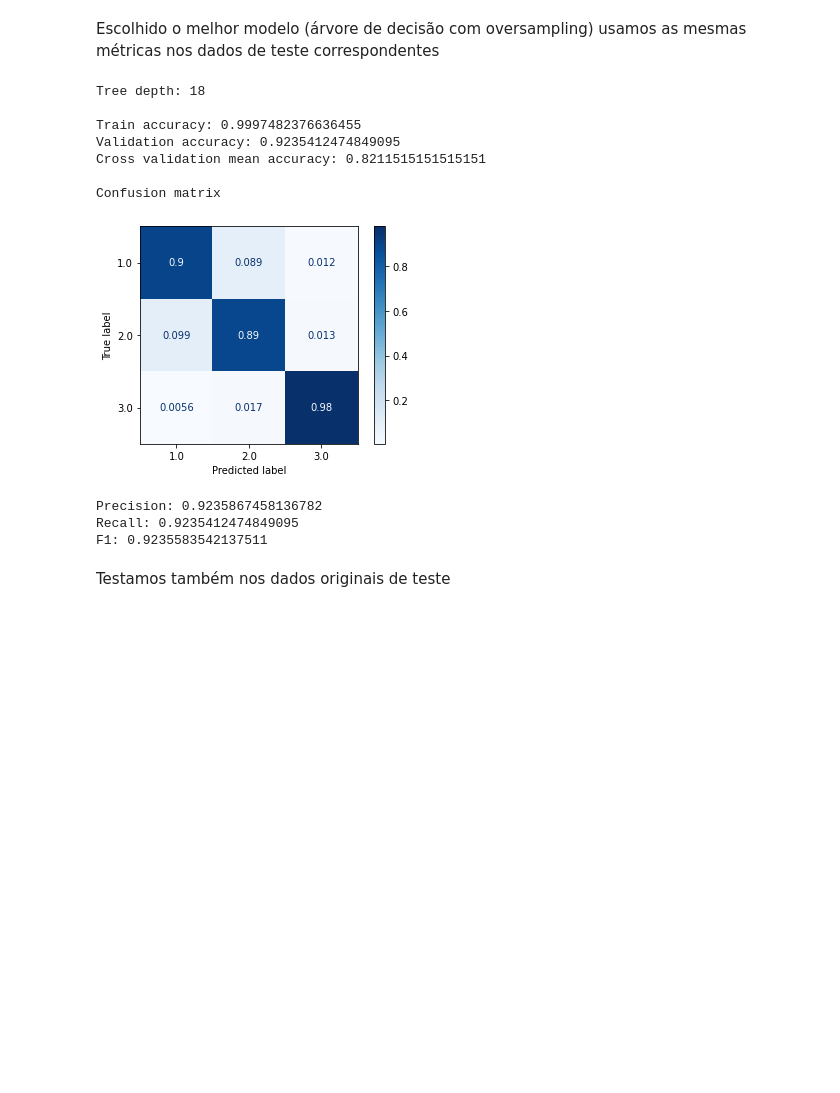
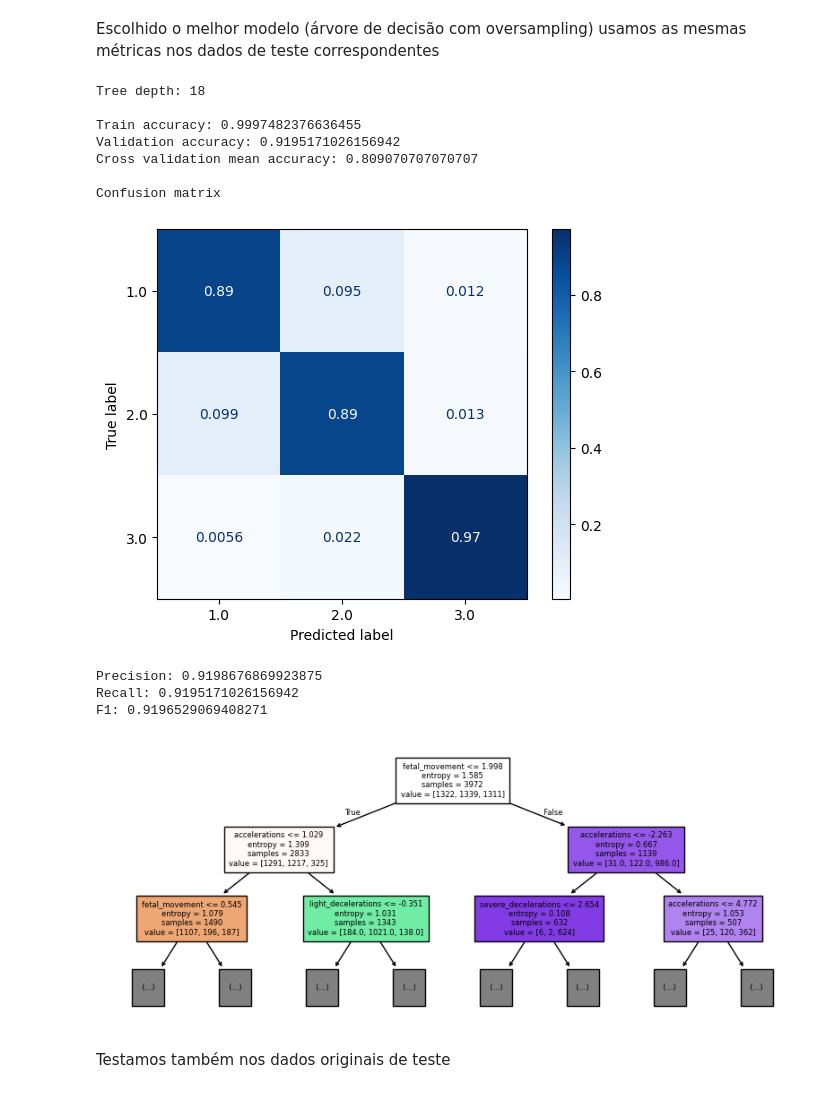
Before and after one commit to helenapato/helenapato.github.io, a Jupyter notebook: projetos/saude_fetal/tp3-classificacao.ipynb, the cells around one changed output. Drawn from its saved outputs; the diff is of its cells as text; code cells hidden in the pictures; blank space fills up the shorter version.

Commit message:
melhorando saúde fetal

```diff
--- a/projetos/saude_fetal/tp3-classificacao.ipynb
+++ b/projetos/saude_fetal/tp3-classificacao.ipynb
@@ -322,7 +316,7 @@ Treinando e avaliando um classificador de árvore de decisão
 
 [`sklearn.tree.DecisionTreeClassifier`](https://scikit-learn.org/stable/modules/generated/sklearn.tree.DecisionTreeClassifier.html#sklearn.tree.DecisionTreeClassifier)
 # %%
-def decision_tree(X_train, y_train, X_valid, y_valid):
+def decision_tree(X_train, y_train, X_valid, y_valid, plot_t=False):
   tree = DecisionTreeClassifier(criterion='entropy', random_state=0)
   tree.fit(X_train, y_train)
 
@@ -343,6 +337,10 @@ def decision_tree(X_train, y_train, X_valid, y_valid):
   print('\nPrecision:', precision_score(y_valid, y_pred_valid, average='weighted'))
   print('Recall:', recall_score(y_valid, y_pred_valid, average='weighted'))
   print('F1:', f1_score(y_valid, y_pred_valid, average='weighted'))
+
+  if plot_t:
+    fig = plt.figure(figsize=(10, 4))
+    _ = plot_tree(tree, max_depth=2, feature_names=fetal_health.columns, filled=True, fontsize=6)
 # %% [markdown]
 Dados originais
 # %%
@@ -460,19 +458,20 @@ F1: 0.7758934005738632
 # %% [markdown]
 Escolhido o melhor modelo (árvore de decisão com oversampling) usamos as mesmas métricas nos dados de teste correspondentes
 # %%
-decision_tree(X_over_train, y_over_train, X_over_test, y_over_test)
+decision_tree(X_over_train, y_over_train, X_over_test, y_over_test, True)
 # %% [output]
 Tree depth: 18
 
 Train accuracy: 0.9997482376636455
-Validation accuracy: 0.9235412474849095
-Cross validation mean accuracy: 0.8211515151515151
+Validation accuracy: 0.9195171026156942
+Cross validation mean accuracy: 0.809070707070707
 
 Confusion matrix
-[figure, old version]
+[figure, new version]
-Precision: 0.9235867458136782
-Recall: 0.9235412474849095
-F1: 0.9235583542137511
+Precision: 0.9198676869923875
+Recall: 0.9195171026156942
+F1: 0.9196529069408271
+[figure, added]
 # %% [markdown]
 Testamos também nos dados originais de teste
 # %%
```
Also changed, not shown: parts of 18 cells of this notebook, 4 other files.
